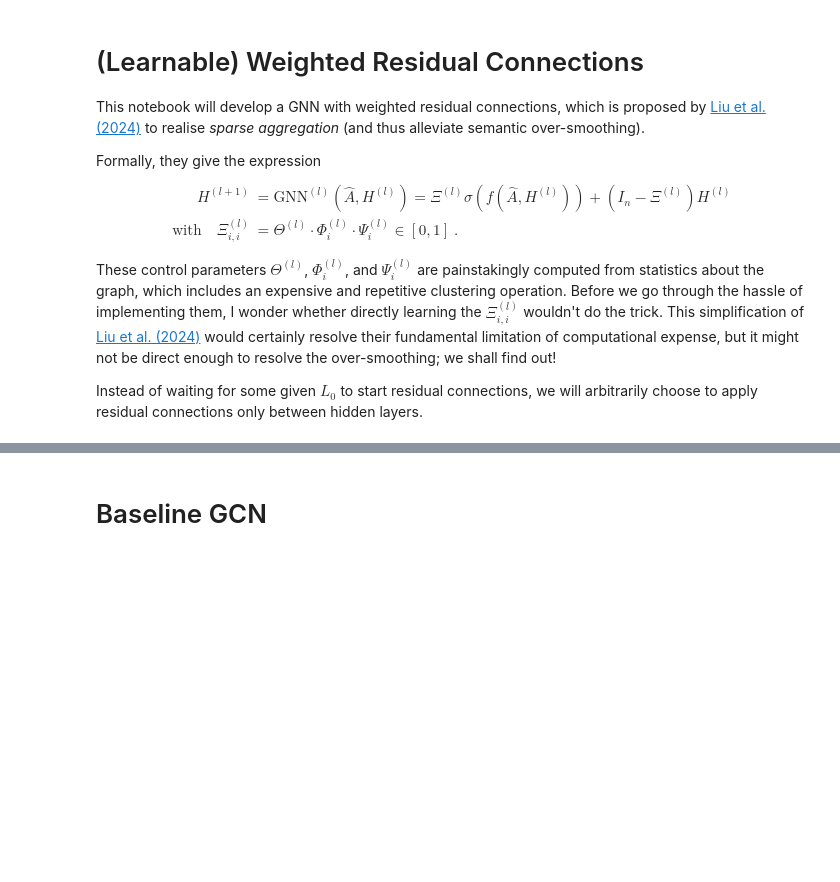
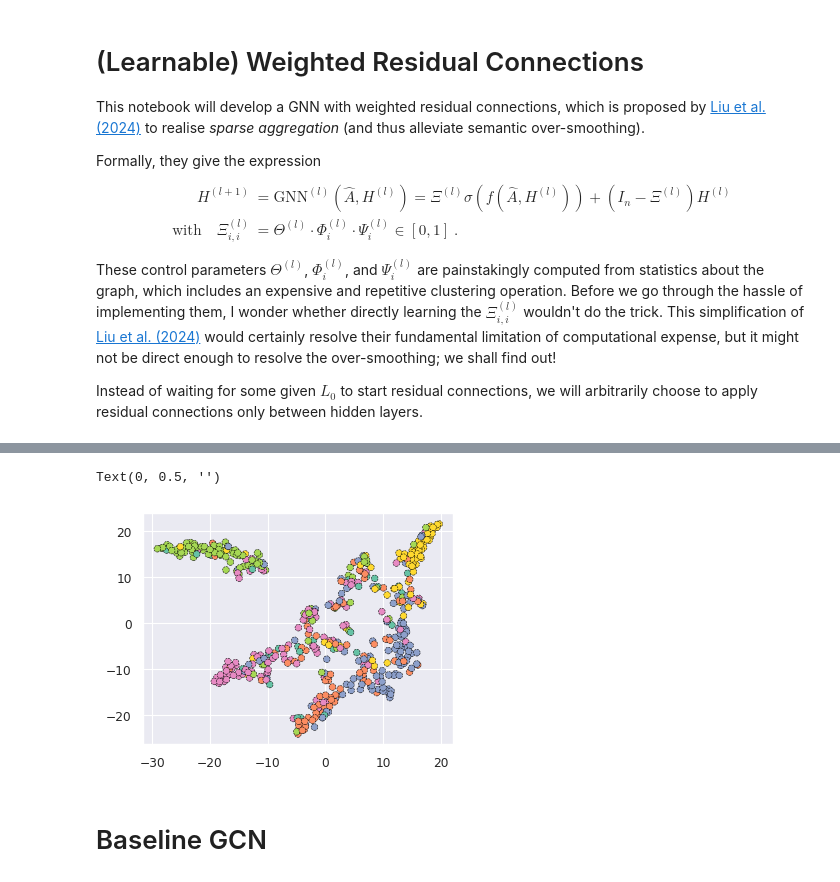
Before and after one commit to BenPrie/semantic-oversmoothing, a Jupyter notebook: weighted_residual_connections.ipynb, the cells around one changed output, grey strips where cells are left out. Saved outputs shown, nothing was run; the diff lists cells and outputs as text; code cells hidden in the pictures; blank space fills up the shorter version.

```diff
--- a/weighted_residual_connections.ipynb
+++ b/weighted_residual_connections.ipynb
@@ -239,0 +120,26 @@ plt.savefig('./figures/LWRC-GCN/convergence_by_depth.pdf', bbox_inches='tight')
+# %%
+n_nodes = len(dataset.data.x)
+cluster_model = models.BackboneModel(
+    residual_method= models.ClusterKeepingRC,
+    aggregation_function=GCNConv,
+    n_nodes=n_nodes,
+    input_dim=dataset.num_features,
+    hid_dim=64,
+    n_classes=dataset.num_classes,
+    n_layers=10,
+    dropout_ratio=.1,
+    L_0=2,
+    act_fn=F.relu
+)
+
+_ = train(
+    cluster_model,
+    dataset.data,
+    device,
+    epochs=100,
+    max_patience=20,
+    lr=1e-3,
+    progress_bar=True,
+    verbose=True,
+    print_interval=5
+)
@@ -240,3 +181,23 @@ plt.savefig('./figures/LWRC-GCN/convergence_by_depth.pdf', bbox_inches='tight')
+# %%
+reduced_embeddings = produce_reduced_embeddings(cluster_model, dataset.data, dataset.data.val_mask)
+# %%
+fig, ax = plt.subplots(1, 1, figsize=(4, 3))
+# Plot the data.
+sns.scatterplot(
+    x=reduced_embeddings['dimension 1'],
+    y=reduced_embeddings['dimension 2'],
+    hue=reduced_embeddings['labels'],
+    palette='Set2',
+    linestyle='--',
+    edgecolors='k',
+    ax=ax
+)
+ax.legend([], [], frameon=False)
+ax.set_xlabel('')
+ax.set_ylabel('')
+# %% [output]
+Text(0, 0.5, '')
+[figure, added]
 # %% [markdown]
 # Baseline GCN
 # %%
```
Also changed, not shown: parts of 14 cells of this notebook, 3 other files.
